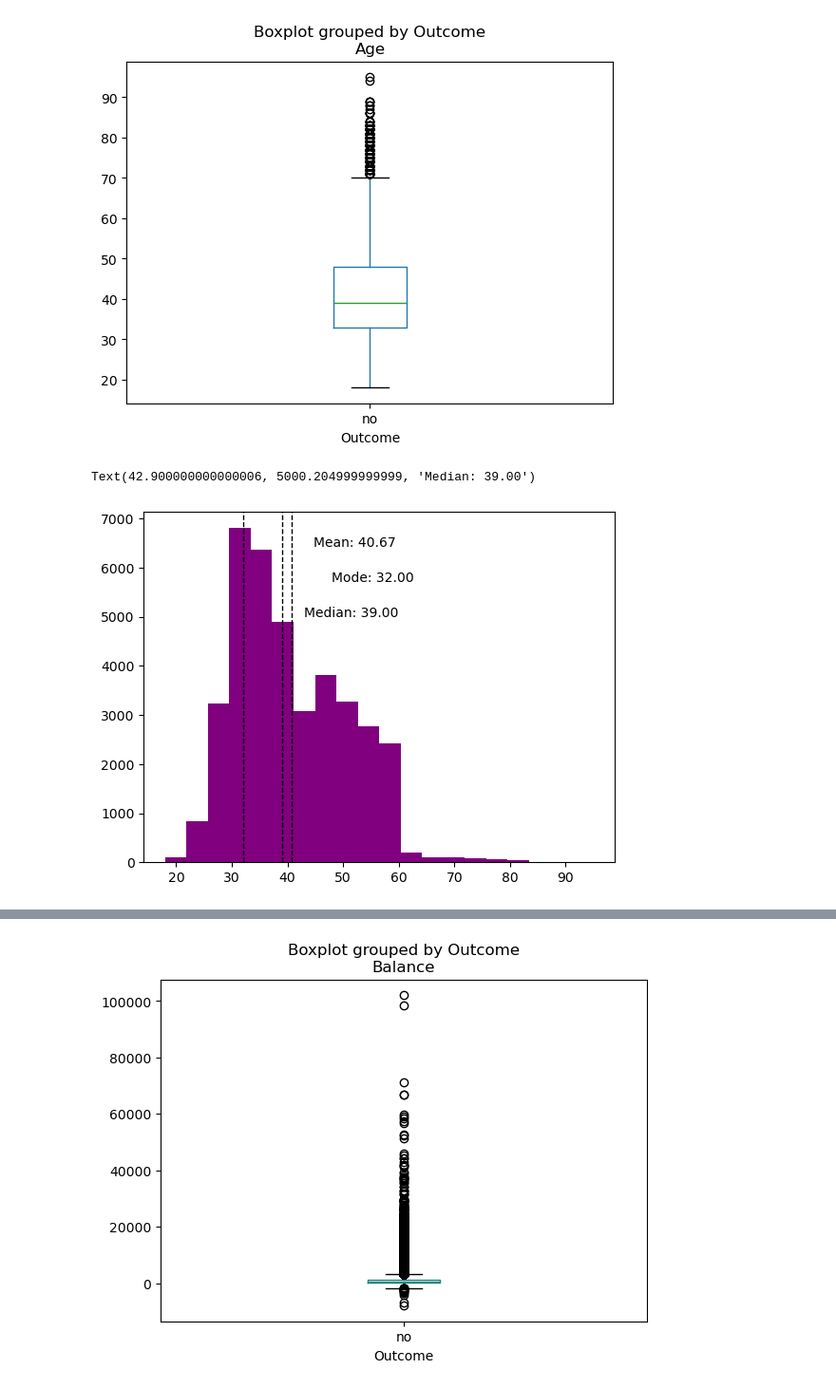
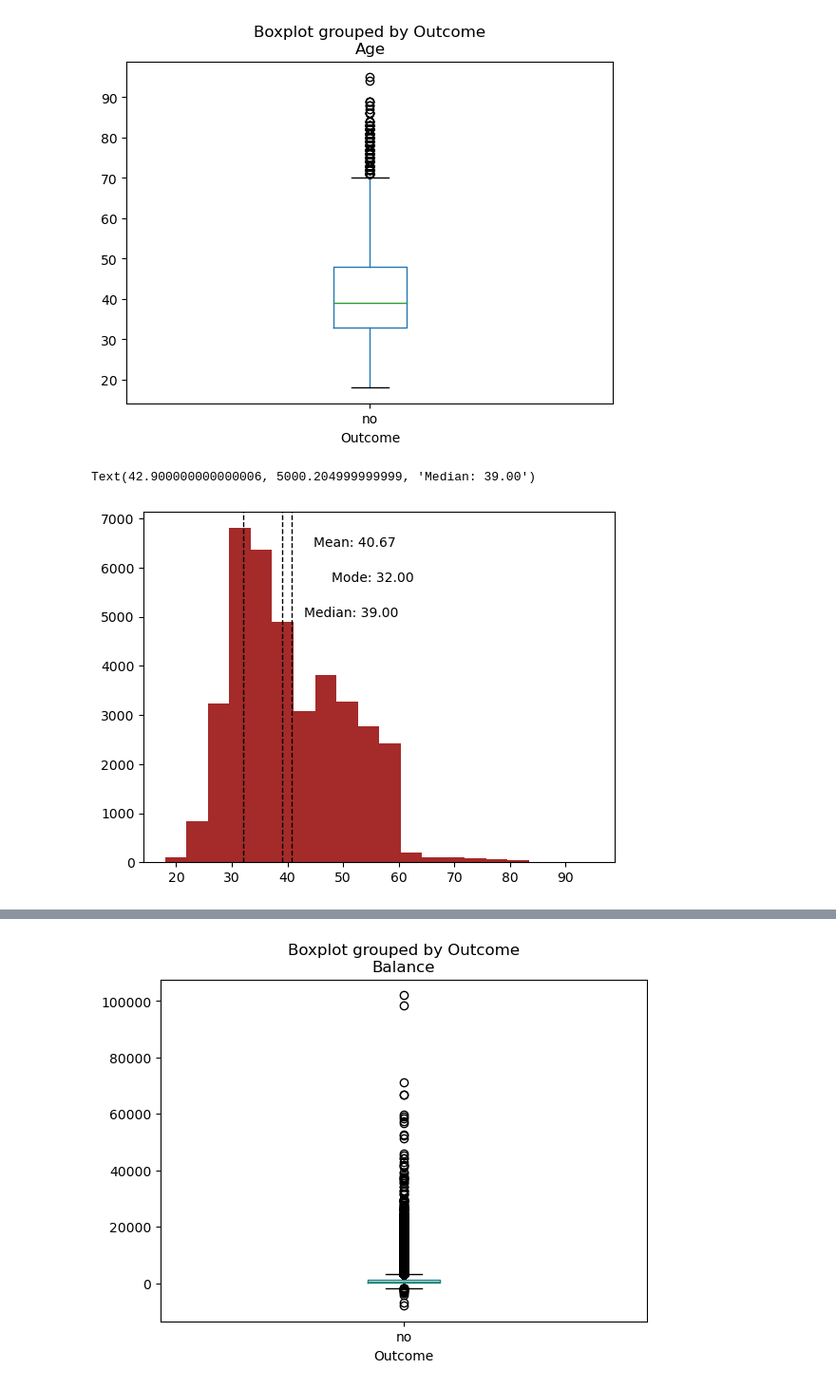
Before and after one commit to Prachi-Shah1002/Project_1, a Jupyter notebook: Main.ipynb, the cells around one changed output, grey strips where cells are left out. Shown: that part at 95% size. Drawn from its saved outputs; the diff is of its cells as text; code cells hidden in the pictures.

```diff
--- a/Main.ipynb
+++ b/Main.ipynb
@@ -531,14 +539,14 @@ plt.show()
 # %%
 #Genrate Histogram for Age with outcome No
 
-plt.hist(outcome_no['Age'], bins=20,color='purple')
+plt.hist(outcome_no['Age'], bins=20,color='brown')
 plt.axvline(outcome_no['Age'].mean(), color='k', linestyle='dashed', linewidth=1)
 plt.axvline(outcome_no['Age'].mode().values[0], color='k', linestyle='dashed', linewidth=1)
 plt.axvline(outcome_no['Age'].median(), color='k', linestyle='dashed', linewidth=1)
 min_ylim, max_ylim = plt.ylim()
 plt.text(outcome_no['Age'].mean()*1.1, max_ylim*0.9, 'Mean: {:.2f}'.format(outcome_no['Age'].mean()))
 plt.text(outcome_no['Age'].mode()*1.5, max_ylim*0.8, 'Mode: {:.2f}'.format(outcome_no['Age'].mode().values[0]))
 plt.text(outcome_no['Age'].median()*1.1, max_ylim*0.7, 'Median: {:.2f}'.format(outcome_no['Age'].median()))
 # %% [output]
 Text(42.900000000000006, 5000.204999999999, 'Median: 39.00')
-[figure, old version]
+[figure, new version]
```
Also changed, not shown: parts of 9 cells of this notebook.
